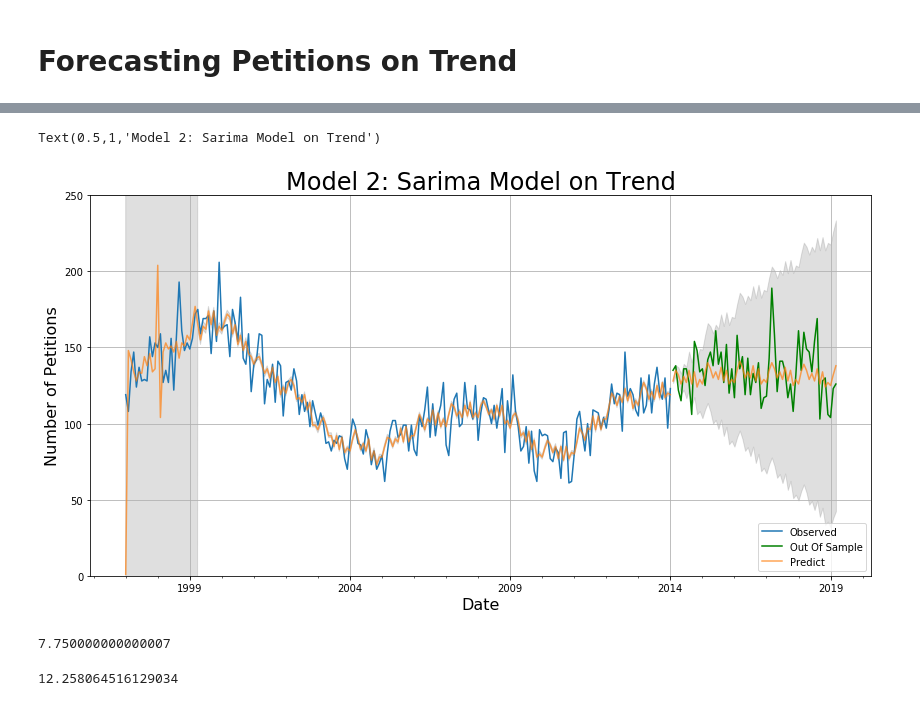
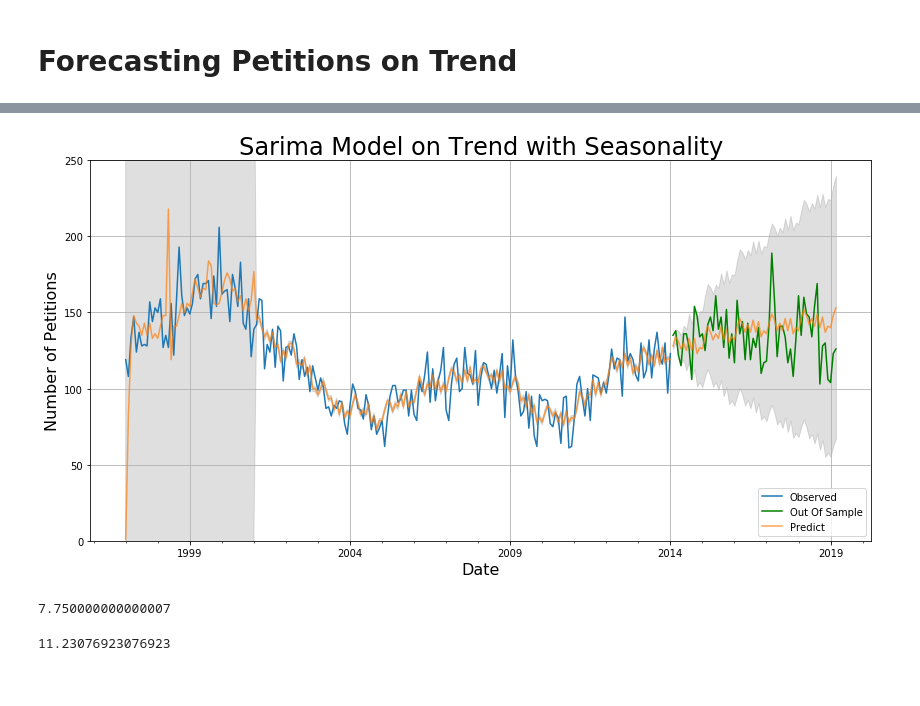
Before and after one commit to harrisonized/Predicting_Rent_Petitions_in_SF, a Jupyter notebook: sarima.ipynb, the cells around one changed output, grey strips where cells are left out. Saved outputs shown, nothing was run; the diff lists cells and outputs as text; code cells hidden in the pictures.

Commit message:
fixed sarima models with correct parameters

```diff
--- a/sarima.ipynb
+++ b/sarima.ipynb
@@ -110,3 +114,0 @@ petition_test_df = petition_decomp_df[['Datetime', 'Adj. Trend']][petition_decom
-# %%
-petition_train_df['Diff'] = petition_train_df.apply(lambda x: x.diff(periods = 1))['Adj. Trend']
-petition_train_df['Diff2'] = petition_train_df.apply(lambda x: x.diff(periods = 1))['Diff']
@@ -140,7 +115,3 @@ plt.show()
-# %%
-# Split data
-petition_train_df = petition_decomp_df[['Datetime', 'Adj. Signal']][petition_decomp_df['Datetime'] <= dt.datetime(2014, 1, 31)]
-petition_test_df = petition_decomp_df[['Datetime', 'Adj. Signal']][petition_decomp_df['Datetime'] > dt.datetime(2014, 1, 31)]
 # %%
 fig, ax = plt.subplots(figsize=(14, 7))
 plt.plot(petition_train_df[['Datetime', 'Adj. Signal']].set_index("Datetime"), label = 'Train')
@@ -280,10 +211,2 @@ results.plot_diagnostics(figsize=(10, 8));
 # %% [markdown]
 # Forecasting Petitions on Trend
-# %%
-# Split data
-petition_train_df = petition_decomp_df[['Datetime', 'Adj. Trend']][petition_decomp_df['Datetime'] <= dt.datetime(2014, 1, 31)]
-petition_test_df = petition_decomp_df[['Datetime', 'Adj. Trend']][petition_decomp_df['Datetime'] > dt.datetime(2014, 1, 31)]
-petition_train_seasonal_df = petition_decomp_df[['Datetime', 'Adj. Seasonal']][petition_decomp_df['Datetime'] <= dt.datetime(2014, 1, 31)]
-petition_test_seasonal_df = petition_decomp_df[['Datetime', 'Adj. Seasonal']][petition_decomp_df['Datetime'] > dt.datetime(2014, 1, 31)]
-petition_train_resid_df = petition_decomp_df[['Datetime', 'Resid']][petition_decomp_df['Datetime'] <= dt.datetime(2014, 1, 31)]
-petition_test_resid_df = petition_decomp_df[['Datetime', 'Resid']][petition_decomp_df['Datetime'] > dt.datetime(2014, 1, 31)]
@@ -290,7 +225,7 @@ petition_test_resid_df = petition_decomp_df[['Datetime', 'Resid']][petition_deco
 # %%
 mod = sm.tsa.statespace.SARIMAX(petition_train_df[['Datetime', 'Adj. Trend']].set_index("Datetime"),
-                                order=(2, 1, 2),
-                                seasonal_order=(0, 1, 2, 12),
+                                order=(4, 0, 1),
+                                seasonal_order=(2, 1, 0, 16),
                                 enforce_stationarity=False,
                                 enforce_invertibility=False,
                                freq = 'M')
@@ -303,37 +267,36 @@ train_ci = train.conf_int()
 test = results.get_prediction(start=pd.to_datetime('2014-2-28'), end = pd.to_datetime('2019-03-31'), dynamic=False)
 test_ci = test.conf_int()
 
 petition_train_df['Adj. Predict'] = petition_train_df['Adj. Trend'] + petition_train_seasonal_df['Adj. Seasonal'] + petition_train_resid_df['Resid']
 petition_test_df['Adj. Predict'] = petition_test_df['Adj. Trend'] + petition_test_seasonal_df['Adj. Seasonal'] + petition_test_resid_df['Resid']
 
 # Plotting
 ax = petition_train_df[['Datetime', 'Adj. Predict']].rename(columns = {'Adj. Predict': 'Observed'}) \
     .set_index("Datetime").plot(figsize=(14, 7)) # Add actual data
 petition_test_df[['Datetime', 'Adj. Predict']].rename(columns = {'Adj. Predict': 'Out Of Sample'}) \
     .set_index("Datetime").plot(ax=ax, color = 'g')
 (train.predicted_mean + petition_train_seasonal_df[['Datetime', 'Adj. Seasonal']].set_index('Datetime')['Adj. Seasonal']).round() \
     .round().plot(ax=ax, label='Predict', alpha=.7, color = '#ff7f0e') # Add train data
 ax.fill_between(train_ci.index,
                 train_ci.iloc[:, 0] + petition_train_seasonal_df[['Datetime', 'Adj. Seasonal']].set_index('Datetime')['Adj. Seasonal'],
                 train_ci.iloc[:, 1] + petition_train_seasonal_df[['Datetime', 'Adj. Seasonal']].set_index('Datetime')['Adj. Seasonal'],
                 color='grey', alpha=.25)
 (test.predicted_mean + petition_test_seasonal_df[['Datetime', 'Adj. Seasonal']].set_index('Datetime')['Adj. Seasonal']).round() \
     .plot(ax=ax, label='_nolabel_', alpha=.7, color = '#ff7f0e') # Add test data
 ax.fill_between(test_ci.index,
                 (test_ci.iloc[:, 0] + petition_test_seasonal_df[['Datetime', 'Adj. Seasonal']].set_index('Datetime')['Adj. Seasonal']),
                 (test_ci.iloc[:, 1] + petition_test_seasonal_df[['Datetime', 'Adj. Seasonal']].set_index('Datetime')['Adj. Seasonal']),
                 color='grey', alpha=.25)
 ax.set_xlabel('Date', fontsize = 16)
 ax.set_ylabel('Number of Petitions', fontsize = 16)
 plt.legend(loc='lower right')
 plt.ylim(0, 250)
 ax.grid(True)
-plt.title('Model 2: Sarima Model on Trend', fontsize=24)
+plt.title('Sarima Model on Trend with Seasonality', fontsize=24)
 
-#plt.savefig('Figures/Forecasted Number of Petitions 2', transparent = True, bbox_inches="tight")
+plt.savefig('figures/sarima/sarima-trend-with-seasonality', transparent = True, bbox_inches="tight")
 # %% [output]
-Text(0.5,1,'Model 2: Sarima Model on Trend')
-[figure, old version]
+[figure, new version]
 # %%
 # MAE for 3 months
 mean(abs(
@@ -345,12 +308,12 @@ mean(abs(
 # %% [output]
 7.750000000000007
 # %%
-# MAE for 5 years
+# MAE for 1 year
 mean(abs(
     ((test.predicted_mean \
       + petition_test_seasonal_df[['Datetime', 'Adj. Seasonal']].set_index('Datetime')['Adj. Seasonal']).round() \
       - petition_test_df[['Datetime', 'Adj. Predict']].rename(columns = {'Adj. Predict': 'Out Of Sample'}) \
-      .set_index("Datetime")['Out Of Sample'])
+      .set_index("Datetime")['Out Of Sample'])[0:13]
     ))
 # %% [output]
-12.258064516129034
+11.23076923076923
```
Also changed, not shown: parts of 33 cells of this notebook, 8 other files.
